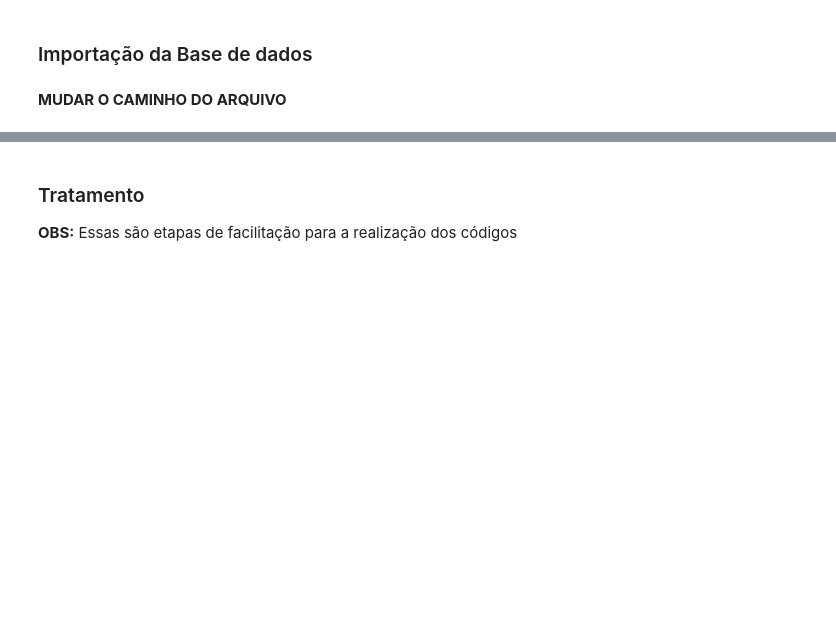
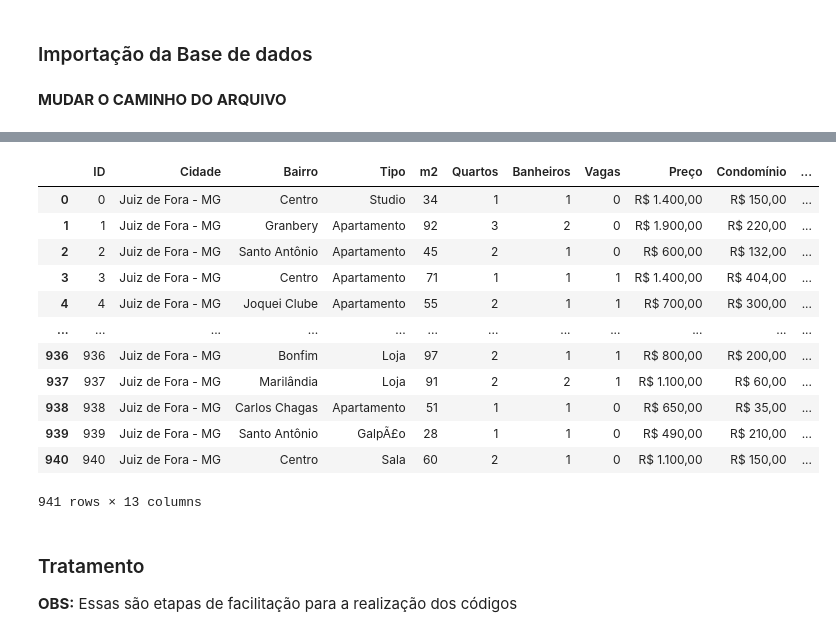
Before and after one commit to dudasimonassi/HackathonIA, a Jupyter notebook: Competicao_IA.ipynb, the cells around one changed output, grey strips where cells are left out. Saved outputs shown, nothing was run; the diff lists cells and outputs as text; code cells hidden in the pictures; blank space fills up the shorter version.

```diff
--- a/Competicao_IA.ipynb
+++ b/Competicao_IA.ipynb
@@ -71,3 +82,20 @@ df
+# %%
+df = pd.read_excel('Competicao_IA_Dados.xlsx')
+df
+# %% [output]
+|  | ID | Cidade | Bairro | Tipo | m2 | Quartos | Banheiros | Vagas | Preço | Condomínio | ... |
+| 0 | 0 | Juiz de Fora - MG | Centro | Studio | 34 | 1 | 1 | 0 | R$ 1.400,00 | R$ 150,00 | ... |
+| 1 | 1 | Juiz de Fora - MG | Granbery | Apartamento | 92 | 3 | 2 | 0 | R$ 1.900,00 | R$ 220,00 | ... |
+| 2 | 2 | Juiz de Fora - MG | Santo Antônio | Apartamento | 45 | 2 | 1 | 0 | R$ 600,00 | R$ 132,00 | ... |
+| 3 | 3 | Juiz de Fora - MG | Centro | Apartamento | 71 | 1 | 1 | 1 | R$ 1.400,00 | R$ 404,00 | ... |
+| 4 | 4 | Juiz de Fora - MG | Joquei Clube | Apartamento | 55 | 2 | 1 | 1 | R$ 700,00 | R$ 300,00 | ... |
+| ... | ... | ... | ... | ... | ... | ... | ... | ... | ... | ... | ... |
+| 936 | 936 | Juiz de Fora - MG | Bonfim | Loja | 97 | 2 | 1 | 1 | R$ 800,00 | R$ 200,00 | ... |
+| 937 | 937 | Juiz de Fora - MG | Marilândia | Loja | 91 | 2 | 2 | 1 | R$ 1.100,00 | R$ 60,00 | ... |
+| 938 | 938 | Juiz de Fora - MG | Carlos Chagas | Apartamento | 51 | 1 | 1 | 0 | R$ 650,00 | R$ 35,00 | ... |
+| 939 | 939 | Juiz de Fora - MG | Santo Antônio | GalpÃ£o | 28 | 1 | 1 | 0 | R$ 490,00 | R$ 210,00 | ... |
+| 940 | 940 | Juiz de Fora - MG | Centro | Sala | 60 | 2 | 1 | 0 | R$ 1.100,00 | R$ 150,00 | ... |
+941 rows × 13 columns
 # %% [markdown]
 ### Tratamento
 
```
Also changed, not shown: parts of 17 cells of this notebook, 1 other file.
